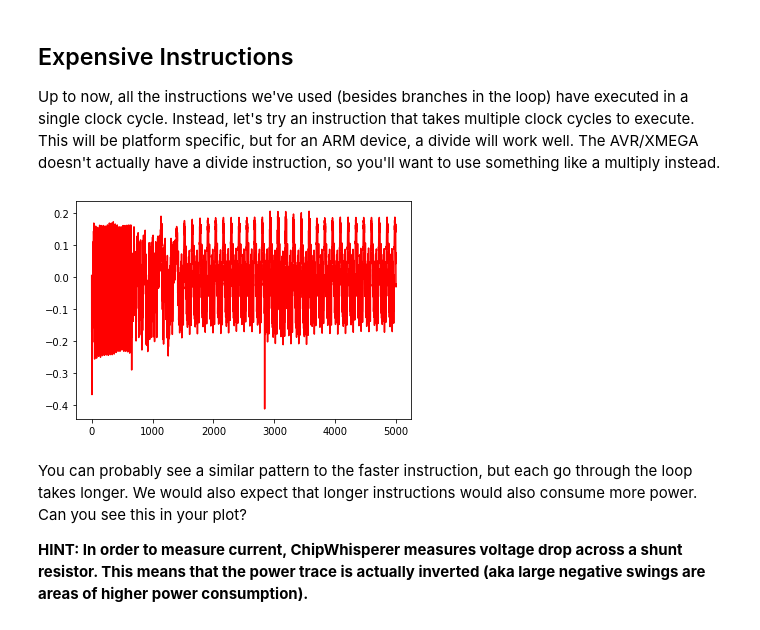
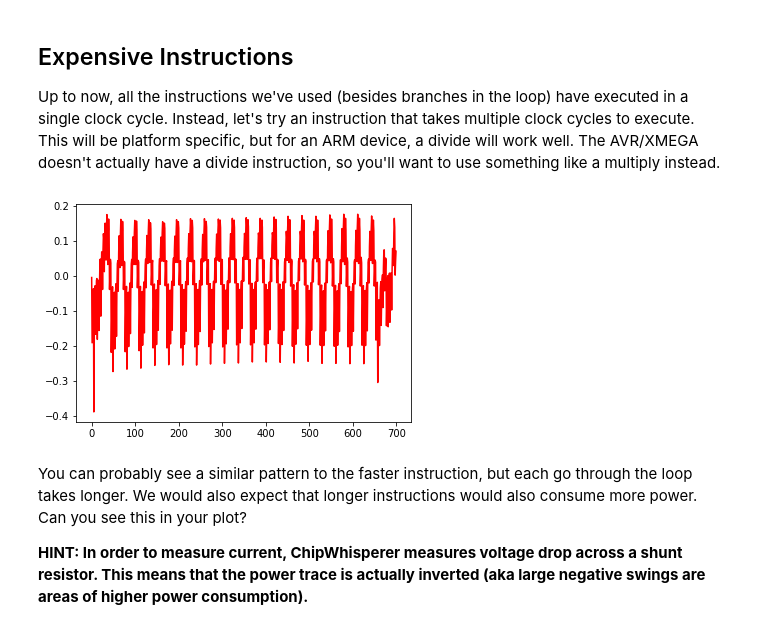
Before and after one commit to dr-brutalov/chipwhisperer-jupyter, a Jupyter notebook: courses/sca101/Lab 2_1A - Instruction Power Differences (MAIN).ipynb, the cells around one changed output. Cells and saved outputs as stored; diff of their text form; code cells hidden in the pictures.

```diff
--- a/courses/sca101/Lab 2_1A - Instruction Power Differences (MAIN).ipynb
+++ b/courses/sca101/Lab 2_1A - Instruction Power Differences (MAIN).ipynb
@@ -266,14 +266,14 @@ Up to now, all the instructions we've used (besides branches in the loop) have e
 # %%
 %matplotlib inline
 import matplotlib.pylab as plt
 
 wave = capture_trace()
 
 plt.figure()
-plt.plot(wave, 'r')
+plt.plot(wave[0:700], 'r')
 plt.show()
 # %% [output]
-[figure, old version]
+[figure, new version]
 # %% [markdown]
 You can probably see a similar pattern to the faster instruction, but each go through the loop takes longer. We would also expect that longer instructions would also consume more power. Can you see this in your plot?
 
```
Also changed, not shown: parts of 3 cells of this notebook.
